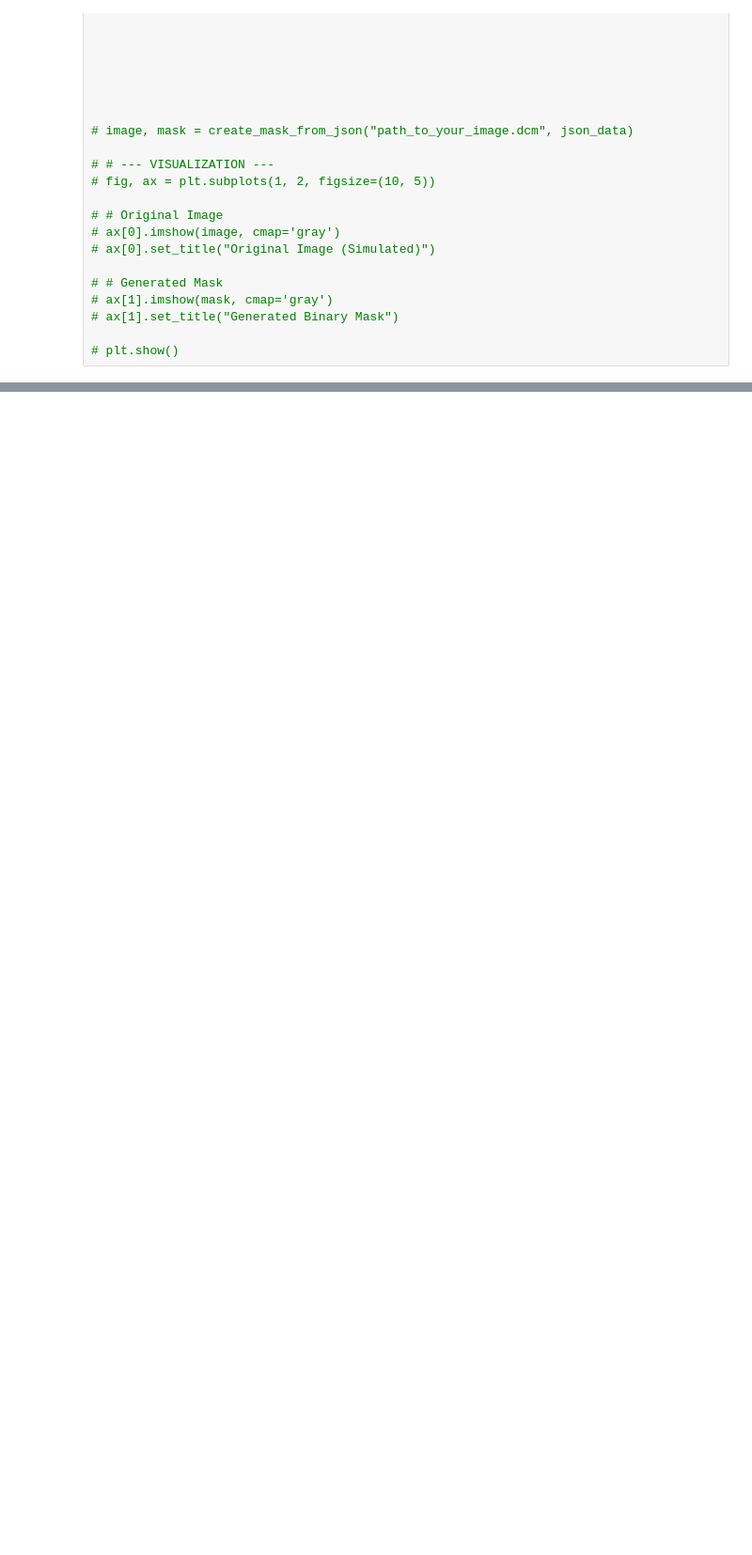
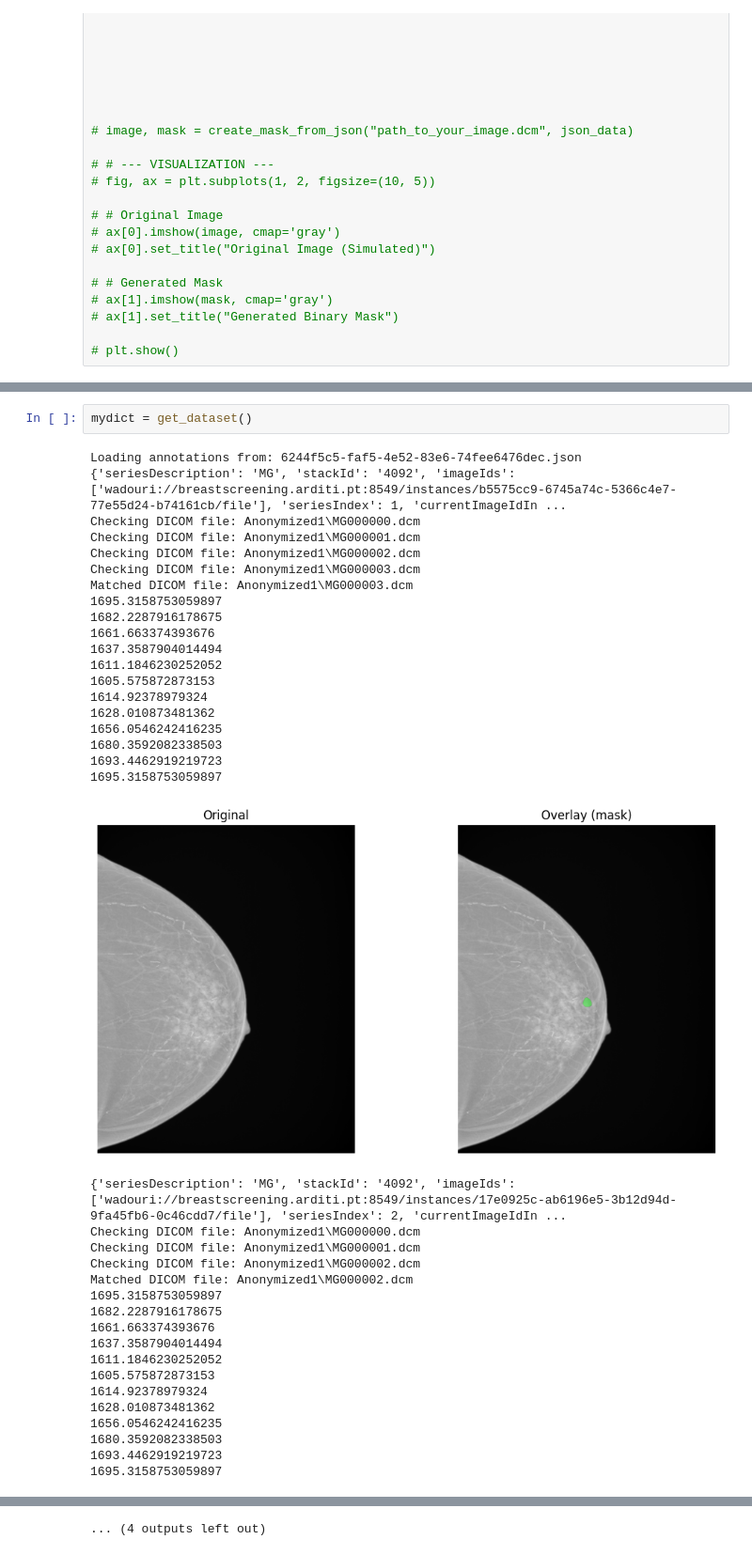
Before and after one commit to Lawalabq/Breast-Cancer, a Jupyter notebook: development.ipynb, the cells around one changed output, grey strips where cells are left out. Shown at 94% size. Cells and saved outputs as stored; diff of their text form; blank space fills up the shorter version.

```diff
--- a/development.ipynb
+++ b/development.ipynb
@@ -262,0 +415,40 @@ NameError: name 'side_by_side' is not defined
+# %%
+mydict = get_dataset()
+# %% [output]
+Loading annotations from: 6244f5c5-faf5-4e52-83e6-74fee6476dec.json
+{'seriesDescription': 'MG', 'stackId': '4092', 'imageIds': ['wadouri://breastscreening.arditi.pt:8549/instances/b5575cc9-6745a74c-5366c4e7-77e55d24-b74161cb/file'], 'seriesIndex': 1, 'currentImageIdIn ...
+Checking DICOM file: Anonymized1\MG000000.dcm
+Checking DICOM file: Anonymized1\MG000001.dcm
+Checking DICOM file: Anonymized1\MG000002.dcm
+Checking DICOM file: Anonymized1\MG000003.dcm
+Matched DICOM file: Anonymized1\MG000003.dcm
+1695.3158753059897
+1682.2287916178675
+1661.663374393676
+1637.3587904014494
+1611.1846230252052
+1605.575872873153
+1614.92378979324
+1628.010873481362
+1656.0546242416235
+1680.3592082338503
+1693.4462919219723
+1695.3158753059897
+[figure, added]
+{'seriesDescription': 'MG', 'stackId': '4092', 'imageIds': ['wadouri://breastscreening.arditi.pt:8549/instances/17e0925c-ab6196e5-3b12d94d-9fa45fb6-0c46cdd7/file'], 'seriesIndex': 2, 'currentImageIdIn ...
+Checking DICOM file: Anonymized1\MG000000.dcm
+Checking DICOM file: Anonymized1\MG000001.dcm
+Checking DICOM file: Anonymized1\MG000002.dcm
+Matched DICOM file: Anonymized1\MG000002.dcm
+1695.3158753059897
+1682.2287916178675
+1661.663374393676
+1637.3587904014494
+1611.1846230252052
+1605.575872873153
+1614.92378979324
+1628.010873481362
+1656.0546242416235
+1680.3592082338503
+1693.4462919219723
+1695.3158753059897
@@ -262,0 +519 @@ NameError: name 'side_by_side' is not defined
+... (4 outputs left out)
```
Also changed, not shown: parts of 3 cells of this notebook, 1 other file.
